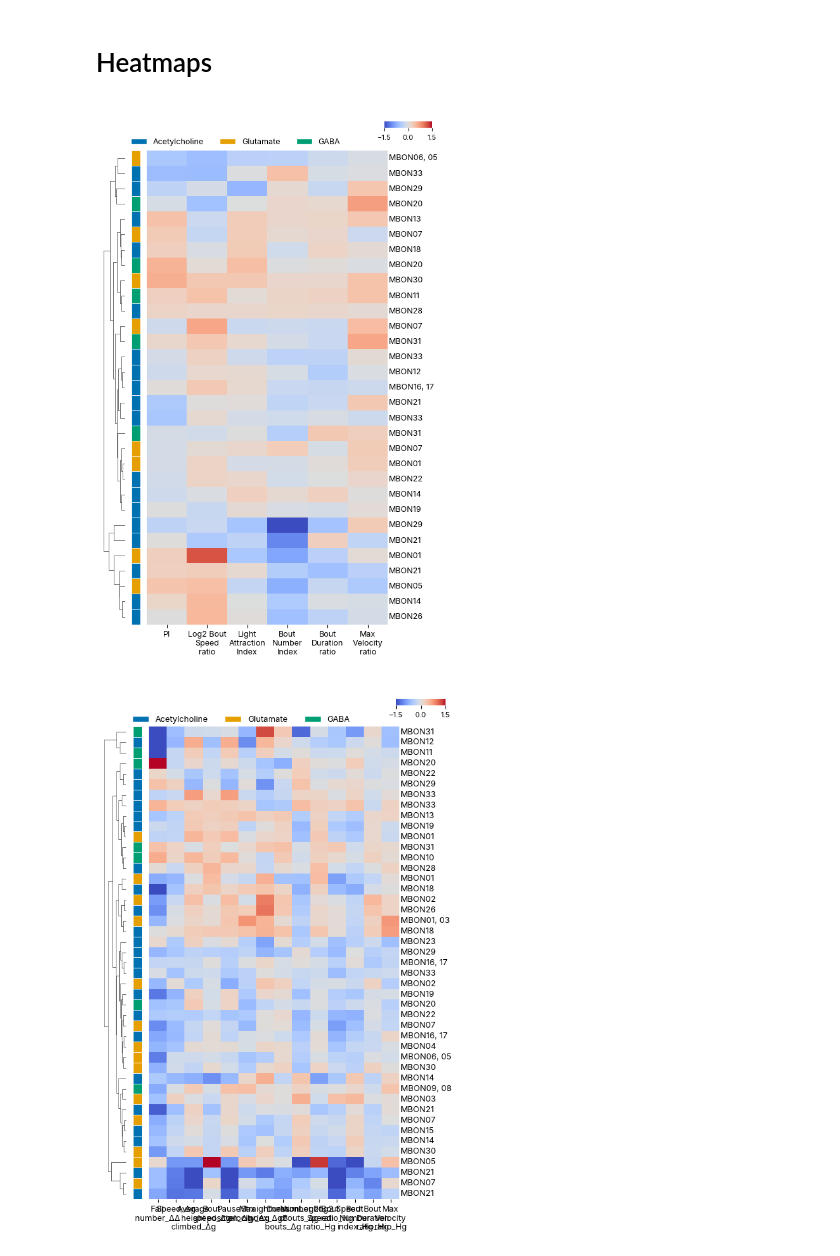
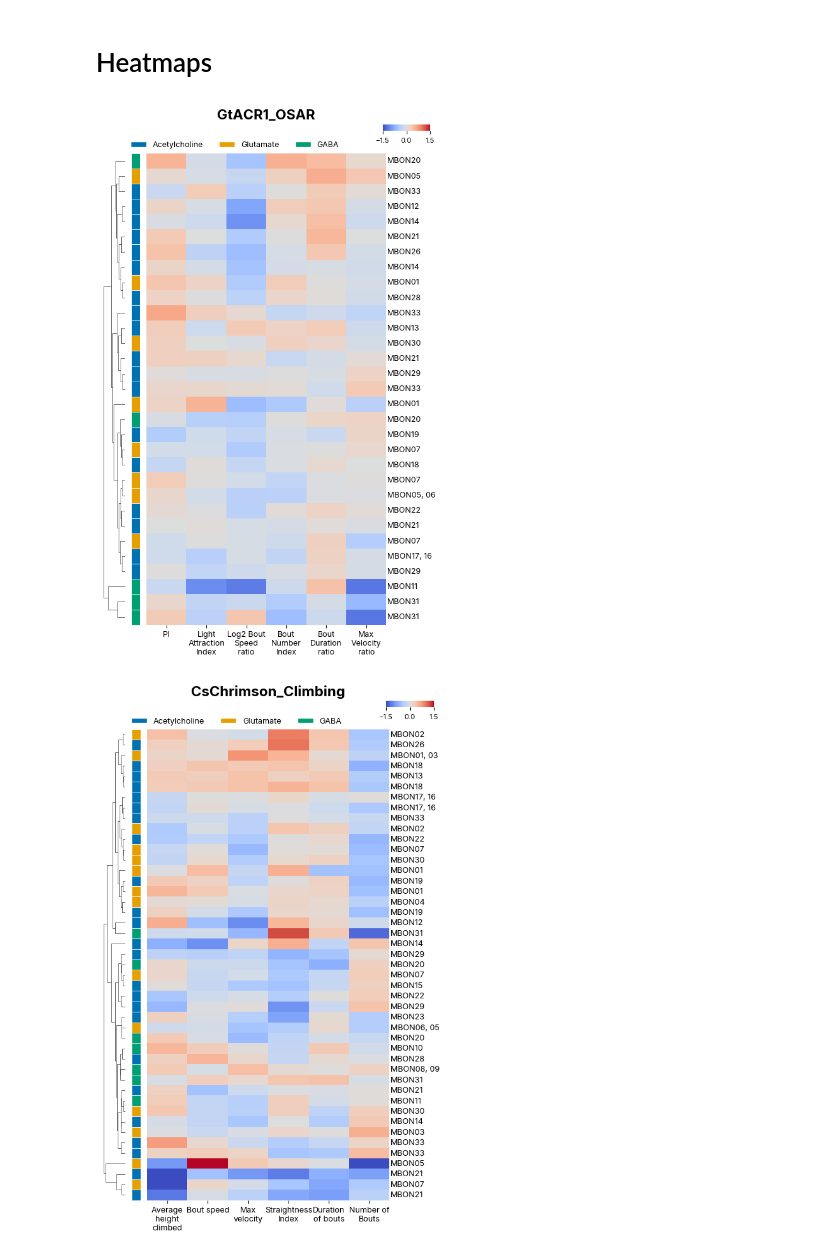
Before and after one commit to lnicole08/OSAR-Nicole-version, a Jupyter notebook: Falling-OSAR NT.ipynb, the cells around one changed output. Saved outputs shown, nothing was run; the diff lists cells and outputs as text; code cells hidden in the pictures.

```diff
--- a/Falling-OSAR NT.ipynb
+++ b/Falling-OSAR NT.ipynb
@@ -21,7 +21,7 @@ mpl.rcParams['svg.fonttype'] = 'none'
 NT_COLORS = {
     'Acetylcholine': '#0072B2',
     'Glutamate': '#E69F00',
-    'GABA': '#009E73',
+    'GABA': "#02DA6E",
 }
 # %%
 specifiedpath = "D:\\"
@@ -252,7 +252,7 @@ plt.show()
 # %%
 import textwrap
 
-responder = 'Chrimson2'  # Switch to 'ACR' as needed
+responder = 'ACR'  # Switch to 'ACR' as needed
 
 totalmetriccomparison = pd.read_excel(filepath)
 
@@ -315,8 +315,8 @@ gap = 0.02
 # Clustermap by MBONs (row clustering) — colored by Neurotransmitter
 plt.rcParams["font.family"] = "Inter"
 
-df_clusternew = df_cluster_data[['PI_Hg_OSAR',
-       'Log2 Bout Speed ratio_Hg_OSAR', 'Light Attraction Index_Hg_OSAR',
+df_clusternew = df_cluster_data[['PI_Hg_OSAR', 'Light Attraction Index_Hg_OSAR',
+       'Log2 Bout Speed ratio_Hg_OSAR',
        'Bout Number Index_Hg_OSAR', 'Bout Duration ratio_Hg_OSAR',
        'Max Velocity ratio_Hg_OSAR']]
 
@@ -369,10 +369,11 @@ for i, idx in enumerate(row_order):
 legend_elements = [plt.Rectangle((0,0),1,1, facecolor=c, edgecolor='white', label=l) for l, c in nt_palette.items() if l != 'Unknown']
 g1.fig.legend(handles=legend_elements, loc='upper center', bbox_to_anchor=(0.45, 0.95),
               ncol=len(legend_elements), fontsize=9, frameon=False)
+g1.fig.suptitle(responderrename+ "_OSAR", fontsize=16, x=0.55, y=0.99, fontweight = 'bold')
 mpl.rcParams['svg.fonttype'] = 'none'
 plt.show()
 # %% [output]
-[figure, old version]
+[figure, new version]
 # %%
 # Falling clustermap setup
 responder_fall = 'Chrimson2'  # Switch to 'ACR' as needed
@@ -402,14 +403,24 @@ df_cluster_data_fall.index = df_cluster_fall['MBON']
 
 df_cluster_fall['Name_short'] = df_cluster_fall['Name'].apply(shorten_mbon_numbers)
 df_cluster_fall['NT_parsed'] = df_cluster_fall['NT'].apply(parse_nt)
+df_cluster_fall2 = df_cluster_fall.copy()
 # %%
 # Clustermap by MBONs (row clustering) — Falling, colored by Neurotransmitter
 plt.rcParams["font.family"] = "Inter"
 
-g1 = sns.clustermap(df_cluster_data_fall, cmap=colormap, method='complete', metric='euclidean',
-                    yticklabels=False, xticklabels=[col.replace("_\u0394g_Falling", "").replace("_\u0394\u0394_Falling", "") for col in df_cluster_data_fall.columns], vmin=-1.5, vmax=1.5,
+df_cluster_fall2= df_cluster_fall2[['MBON', 'Average height climbed_Δg',
+       'Bout speed_Δg', 'Max velocity_Δg','Straightness Index_Δg', 'Duration of bouts_Δg', 'Number of Bouts_Δg','responder', 'genotypeandresponder', 'Lobe',
+       'Name', 'NT', 'Name_short', 'NT_parsed']]
+
+# Extract only numeric columns for the clustermap
+df_cluster_fall_numeric = df_cluster_fall2[['Average height climbed_Δg',
+       'Bout speed_Δg', 'Max velocity_Δg','Straightness Index_Δg', 'Duration of bouts_Δg', 'Number of Bouts_Δg']]
+df_cluster_fall_numeric.index = df_cluster_fall2['MBON']
+
+g1 = sns.clustermap(df_cluster_fall_numeric, cmap=colormap, method='complete', metric='euclidean', yticklabels=False,
+                    xticklabels=[col.replace("_Δg", "").replace("_ΔΔ", "") for col in df_cluster_fall_numeric.columns], vmin=-1.5, vmax=1.5,
                     row_cluster=True, col_cluster=False, annot=False,
-                    row_colors=['#FFFFFF'] * len(df_cluster_data_fall),
+                    row_colors=['#FFFFFF'] * len(df_cluster_fall_numeric),
                     dendrogram_ratio=(dendrogram_size, dendrogram_size),
                     cbar_kws=dict(orientation='horizontal', ticks=[-1.5, 0, 1.5]),
                     figsize=(fig_width, fig_height), cbar_pos=(0.92, 0.955, 0.15, 0.010))
@@ -428,33 +439,34 @@ g1.ax_heatmap.set_position([heatmap_pos.x0 + gap*2, heatmap_pos.y0, heatmap_pos.
 
 
 ax_row_colors = g1.ax_row_colors
 row_order = g1.dendrogram_row.reordered_ind
 ax_row_colors.clear()
 ax_row_colors.set_xlim(0, 1)
 ax_row_colors.set_ylim(0, len(row_order))
 ax_row_colors.invert_yaxis()
 ax_row_colors.axis('off')
 
 for i, idx in enumerate(row_order):
-    nts = df_cluster_fall['NT_parsed'].iloc[idx]
+    nts = df_cluster_fall2['NT_parsed'].iloc[idx]
     n_nts = len(nts) if nts else 1
     for j, nt in enumerate(nts):
         rect = plt.Rectangle((j / n_nts, i), 1 / n_nts, 1, facecolor=nt_palette.get(nt, '#FFFFFF'), edgecolor='white', linewidth=0.5)
         ax_row_colors.add_patch(rect)
 
 
 g1.ax_heatmap.set_ylabel('')
 g1.ax_heatmap.set_xticklabels(g1.ax_heatmap.get_xticklabels(), ha='center', fontsize=9)
 wrap_labels(g1.ax_heatmap, 10)
 
 
 for i, idx in enumerate(row_order):
-    g1.ax_heatmap.text(1.005, i + 0.5, df_cluster_fall['Name_short'].iloc[idx], ha='left', va='center', fontsize=9, transform=g1.ax_heatmap.get_yaxis_transform())
+    g1.ax_heatmap.text(1.005, i + 0.5, df_cluster_fall2['Name_short'].iloc[idx], ha='left', va='center', fontsize=9, transform=g1.ax_heatmap.get_yaxis_transform())
 
 legend_elements = [plt.Rectangle((0,0),1,1, facecolor=c, edgecolor='white', label=l) for l, c in nt_palette.items() if l != 'Unknown']
 g1.fig.legend(handles=legend_elements, loc='upper center', bbox_to_anchor=(0.45, 0.95),
               ncol=len(legend_elements), fontsize=9, frameon=False)
+g1.fig.suptitle(responderrename_fall+ "_Climbing", fontsize=16, x=0.55, y=0.99, fontweight = 'bold')
 mpl.rcParams['svg.fonttype'] = 'none'
 plt.show()
 # %% [output]
-[figure, old version]
+[figure, new version]
```
Also changed, not shown: 2 other files.
